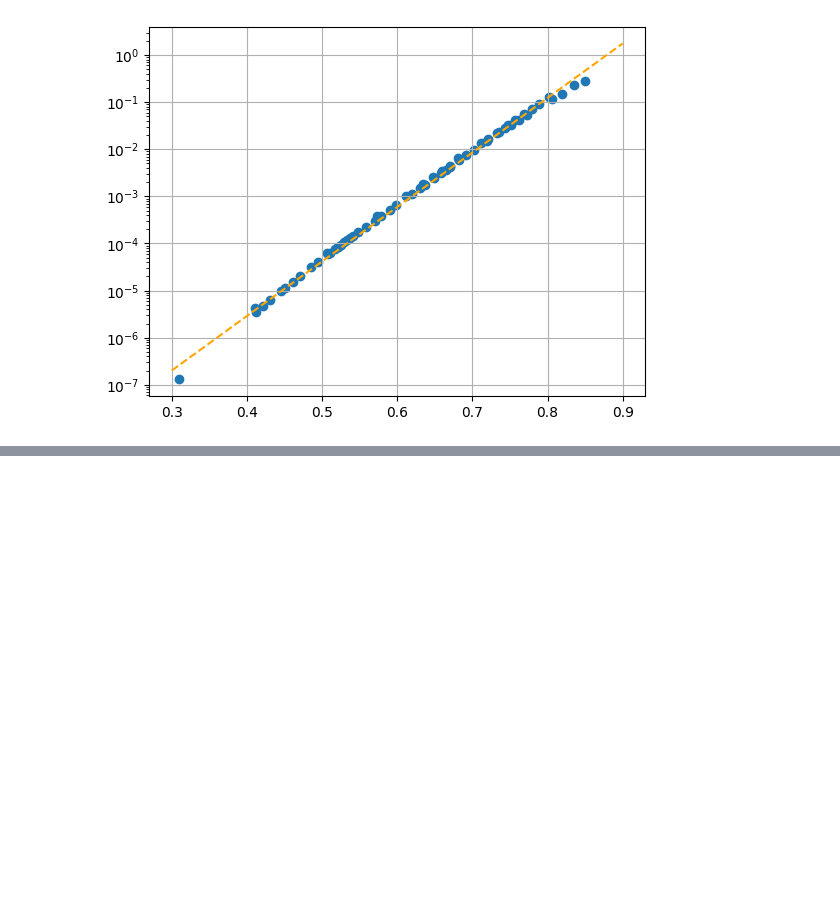
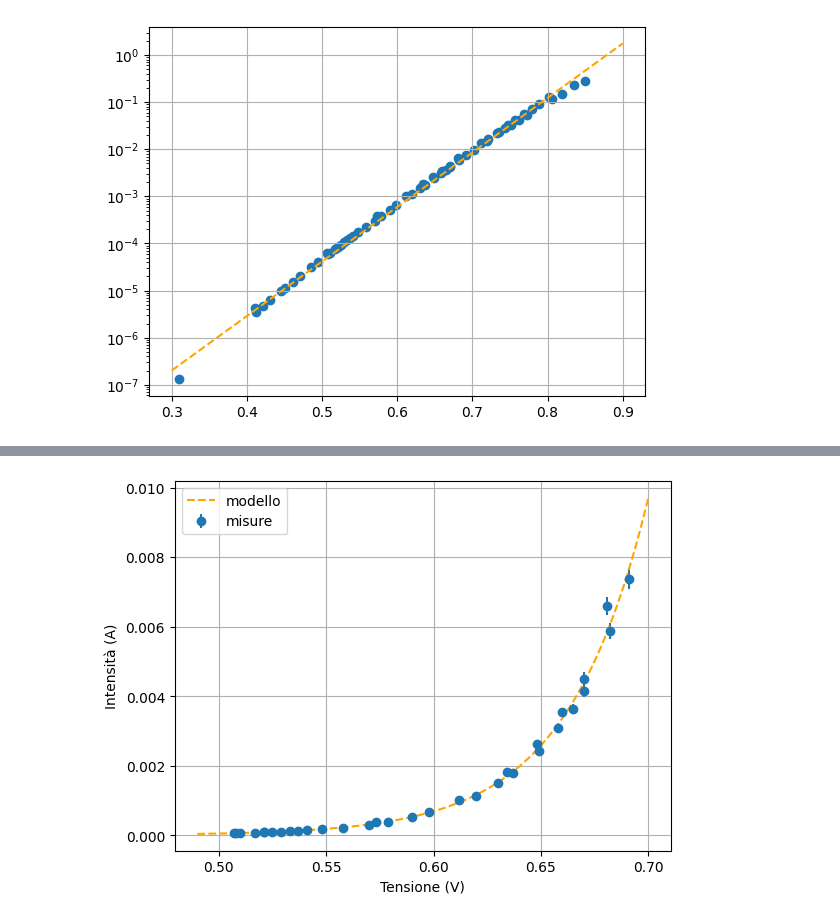
Before and after one commit to ARossiUnimib/Laboratorio-2---Gruppo-21-A.A.-2023-24, a Jupyter notebook: Notebooks/Circuiti 1/Circuiti_1.ipynb, the cells around one changed output, grey strips where cells are left out. Cells and saved outputs as stored; diff of their text form; code cells hidden in the pictures; blank space fills up the shorter version.

```diff
--- a/Notebooks/Circuiti 1/Circuiti_1.ipynb
+++ b/Notebooks/Circuiti 1/Circuiti_1.ipynb
@@ -628,2 +728,17 @@ Cutoff dei dati oltre i 5 sigma (da non mettere nella relazione)
+# %%
+fig,ax = plt.subplots(1,1)
+ax.set_xlabel('Tensione (V)')
+ax.set_ylabel('Intensità (A)')
+
+plt.errorbar(V3, I3, I_err3perc, fmt='o', label='misure')
+x = np.linspace(0.49, 0.70, 1000)
+y = model(x, m.values["I0"], m.values["a"])
+plt.plot(x,y, color='orange', linestyle='--',label='modello')
+
+plt.grid()
+plt.legend(loc='upper left')
+plt.show()
+# %% [output]
+[figure, added]
 # %%
 def mostra_residui(I, I_err, model, I0, a, V):
```
Also changed, not shown: parts of 25 cells of this notebook.
